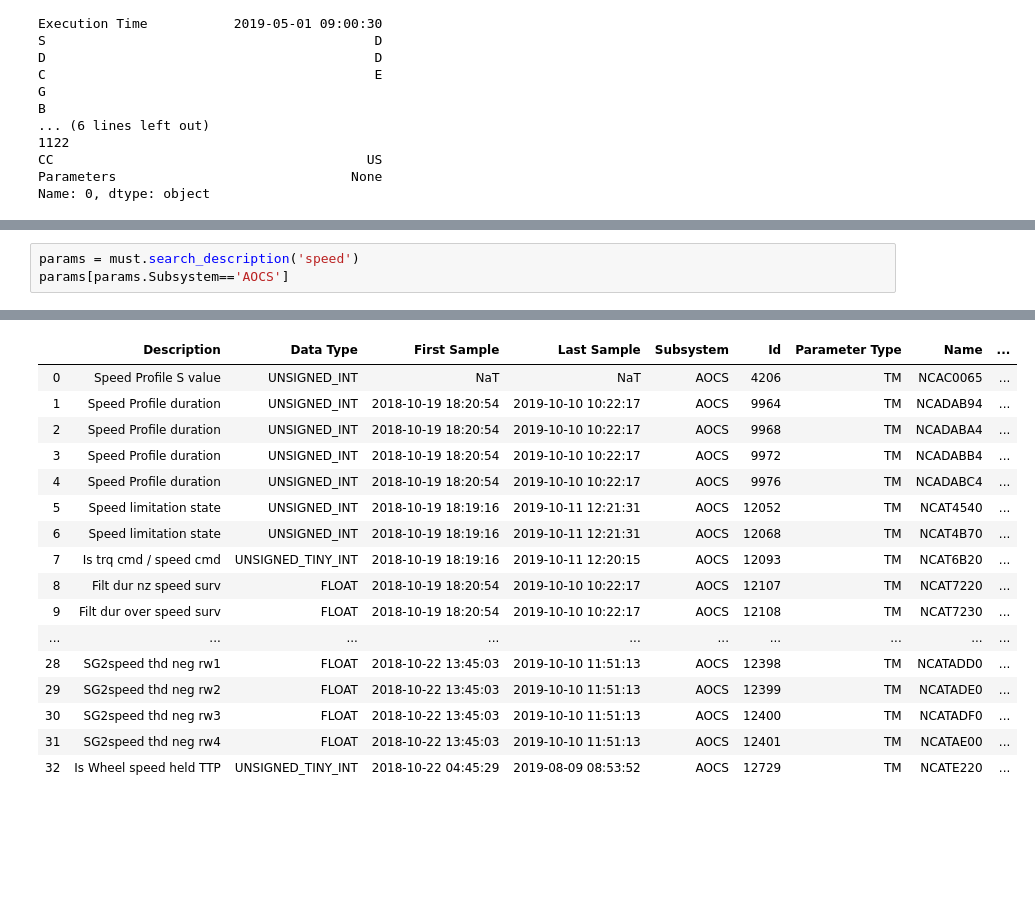
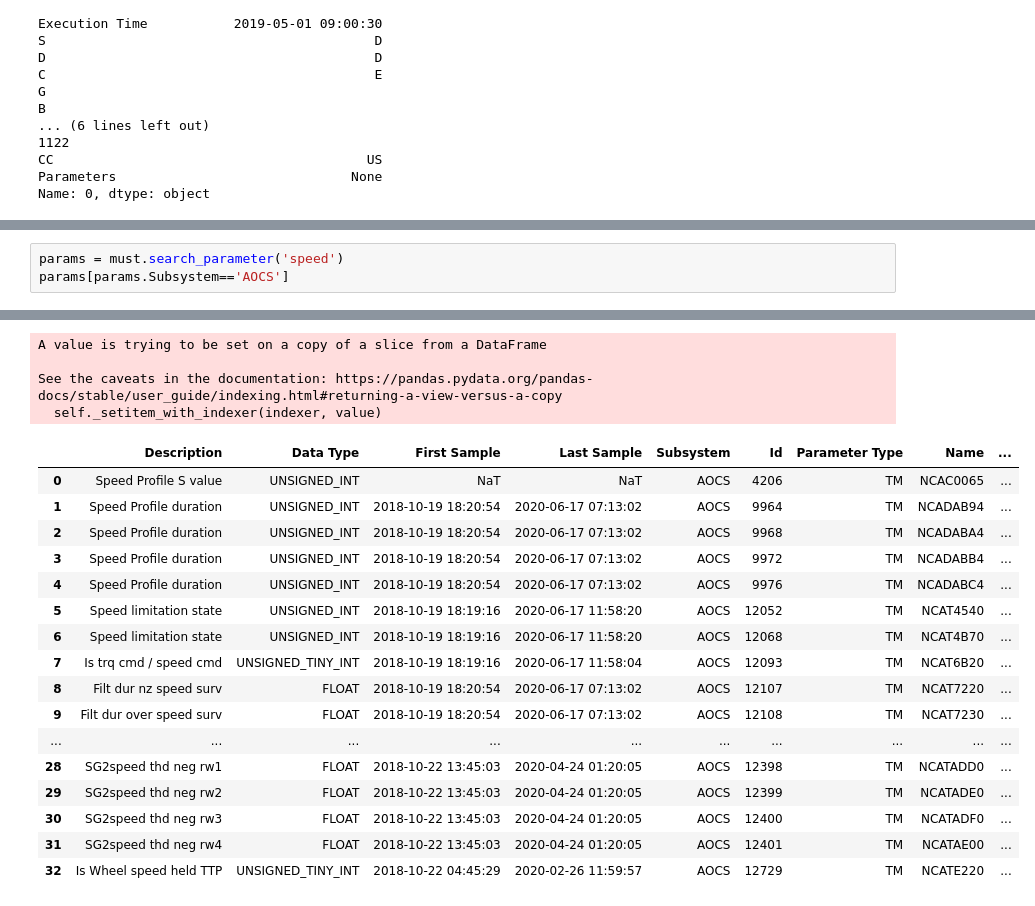
Before and after one commit to msbentley/mustlink, a Jupyter notebook: mustlink_example.ipynb, the cells around one changed output, grey strips where cells are left out. Cells and saved outputs as stored; diff of their text form; blank space fills up the shorter version.

```diff
--- a/mustlink_example.ipynb
+++ b/mustlink_example.ipynb
@@ -108,4 +225,4 @@ ax = data.plot(figsize=(14,10))
 # %%
-params = must.search_description('speed')
+params = must.search_parameter('speed')
 params[params.Subsystem=='AOCS']
 # %% [output]
@@ -112,20 +230,24 @@ params[params.Subsystem=='AOCS']
+A value is trying to be set on a copy of a slice from a DataFrame
+
+See the caveats in the documentation: https://pandas.pydata.org/pandas-docs/stable/user_guide/indexing.html#returning-a-view-versus-a-copy
+  self._setitem_with_indexer(indexer, value)
 |  | Description | Data Type | First Sample | Last Sample | Subsystem | Id | Parameter Type | Name | ... |
 | 0 | Speed Profile S value | UNSIGNED_INT | NaT | NaT | AOCS | 4206 | TM | NCAC0065 | ... |
-| 1 | Speed Profile duration | UNSIGNED_INT | 2018-10-19 18:20:54 | 2019-10-10 10:22:17 | AOCS | 9964 | TM | NCADAB94 | ... |
-| 2 | Speed Profile duration | UNSIGNED_INT | 2018-10-19 18:20:54 | 2019-10-10 10:22:17 | AOCS | 9968 | TM | NCADABA4 | ... |
-| 3 | Speed Profile duration | UNSIGNED_INT | 2018-10-19 18:20:54 | 2019-10-10 10:22:17 | AOCS | 9972 | TM | NCADABB4 | ... |
-| 4 | Speed Profile duration | UNSIGNED_INT | 2018-10-19 18:20:54 | 2019-10-10 10:22:17 | AOCS | 9976 | TM | NCADABC4 | ... |
-| 5 | Speed limitation state | UNSIGNED_INT | 2018-10-19 18:19:16 | 2019-10-11 12:21:31 | AOCS | 12052 | TM | NCAT4540 | ... |
-| 6 | Speed limitation state | UNSIGNED_INT | 2018-10-19 18:19:16 | 2019-10-11 12:21:31 | AOCS | 12068 | TM | NCAT4B70 | ... |
-| 7 | Is trq cmd / speed cmd | UNSIGNED_TINY_INT | 2018-10-19 18:19:16 | 2019-10-11 12:20:15 | AOCS | 12093 | TM | NCAT6B20 | ... |
-| 8 | Filt dur nz speed surv | FLOAT | 2018-10-19 18:20:54 | 2019-10-10 10:22:17 | AOCS | 12107 | TM | NCAT7220 | ... |
-| 9 | Filt dur over speed surv | FLOAT | 2018-10-19 18:20:54 | 2019-10-10 10:22:17 | AOCS | 12108 | TM | NCAT7230 | ... |
+| 1 | Speed Profile duration | UNSIGNED_INT | 2018-10-19 18:20:54 | 2020-06-17 07:13:02 | AOCS | 9964 | TM | NCADAB94 | ... |
+| 2 | Speed Profile duration | UNSIGNED_INT | 2018-10-19 18:20:54 | 2020-06-17 07:13:02 | AOCS | 9968 | TM | NCADABA4 | ... |
+| 3 | Speed Profile duration | UNSIGNED_INT | 2018-10-19 18:20:54 | 2020-06-17 07:13:02 | AOCS | 9972 | TM | NCADABB4 | ... |
+| 4 | Speed Profile duration | UNSIGNED_INT | 2018-10-19 18:20:54 | 2020-06-17 07:13:02 | AOCS | 9976 | TM | NCADABC4 | ... |
+| 5 | Speed limitation state | UNSIGNED_INT | 2018-10-19 18:19:16 | 2020-06-17 11:58:20 | AOCS | 12052 | TM | NCAT4540 | ... |
+| 6 | Speed limitation state | UNSIGNED_INT | 2018-10-19 18:19:16 | 2020-06-17 11:58:20 | AOCS | 12068 | TM | NCAT4B70 | ... |
+| 7 | Is trq cmd / speed cmd | UNSIGNED_TINY_INT | 2018-10-19 18:19:16 | 2020-06-17 11:58:04 | AOCS | 12093 | TM | NCAT6B20 | ... |
+| 8 | Filt dur nz speed surv | FLOAT | 2018-10-19 18:20:54 | 2020-06-17 07:13:02 | AOCS | 12107 | TM | NCAT7220 | ... |
+| 9 | Filt dur over speed surv | FLOAT | 2018-10-19 18:20:54 | 2020-06-17 07:13:02 | AOCS | 12108 | TM | NCAT7230 | ... |
 | ... | ... | ... | ... | ... | ... | ... | ... | ... | ... |
-| 28 | SG2speed thd neg rw1 | FLOAT | 2018-10-22 13:45:03 | 2019-10-10 11:51:13 | AOCS | 12398 | TM | NCATADD0 | ... |
-| 29 | SG2speed thd neg rw2 | FLOAT | 2018-10-22 13:45:03 | 2019-10-10 11:51:13 | AOCS | 12399 | TM | NCATADE0 | ... |
-| 30 | SG2speed thd neg rw3 | FLOAT | 2018-10-22 13:45:03 | 2019-10-10 11:51:13 | AOCS | 12400 | TM | NCATADF0 | ... |
-| 31 | SG2speed thd neg rw4 | FLOAT | 2018-10-22 13:45:03 | 2019-10-10 11:51:13 | AOCS | 12401 | TM | NCATAE00 | ... |
-| 32 | Is Wheel speed held TTP | UNSIGNED_TINY_INT | 2018-10-22 04:45:29 | 2019-08-09 08:53:52 | AOCS | 12729 | TM | NCATE220 | ... |
+| 28 | SG2speed thd neg rw1 | FLOAT | 2018-10-22 13:45:03 | 2020-04-24 01:20:05 | AOCS | 12398 | TM | NCATADD0 | ... |
+| 29 | SG2speed thd neg rw2 | FLOAT | 2018-10-22 13:45:03 | 2020-04-24 01:20:05 | AOCS | 12399 | TM | NCATADE0 | ... |
+| 30 | SG2speed thd neg rw3 | FLOAT | 2018-10-22 13:45:03 | 2020-04-24 01:20:05 | AOCS | 12400 | TM | NCATADF0 | ... |
+| 31 | SG2speed thd neg rw4 | FLOAT | 2018-10-22 13:45:03 | 2020-04-24 01:20:05 | AOCS | 12401 | TM | NCATAE00 | ... |
+| 32 | Is Wheel speed held TTP | UNSIGNED_TINY_INT | 2018-10-22 04:45:29 | 2020-02-26 11:59:57 | AOCS | 12729 | TM | NCATE220 | ... |
 # %%
 must.get_param_info('NCATABD0')
 # %% [output]
```
Also changed, not shown: parts of 36 cells of this notebook.
